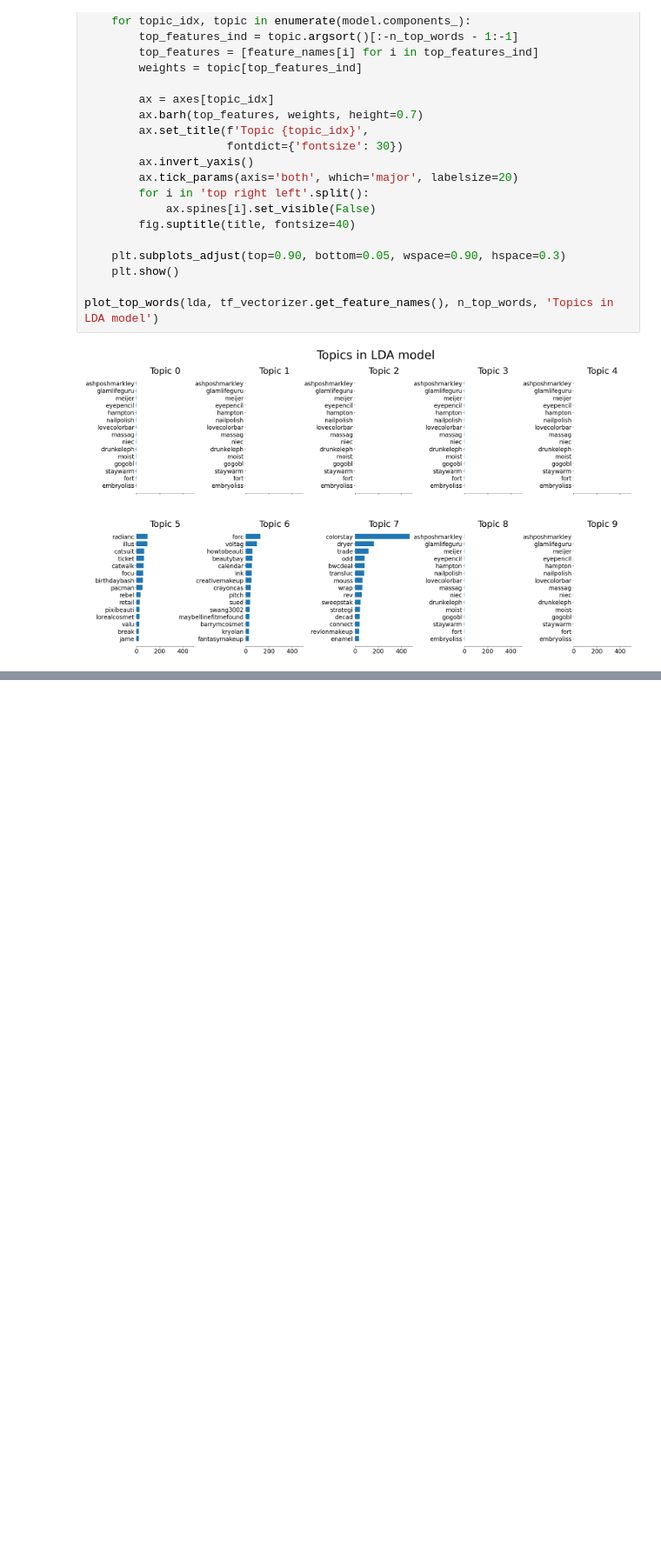
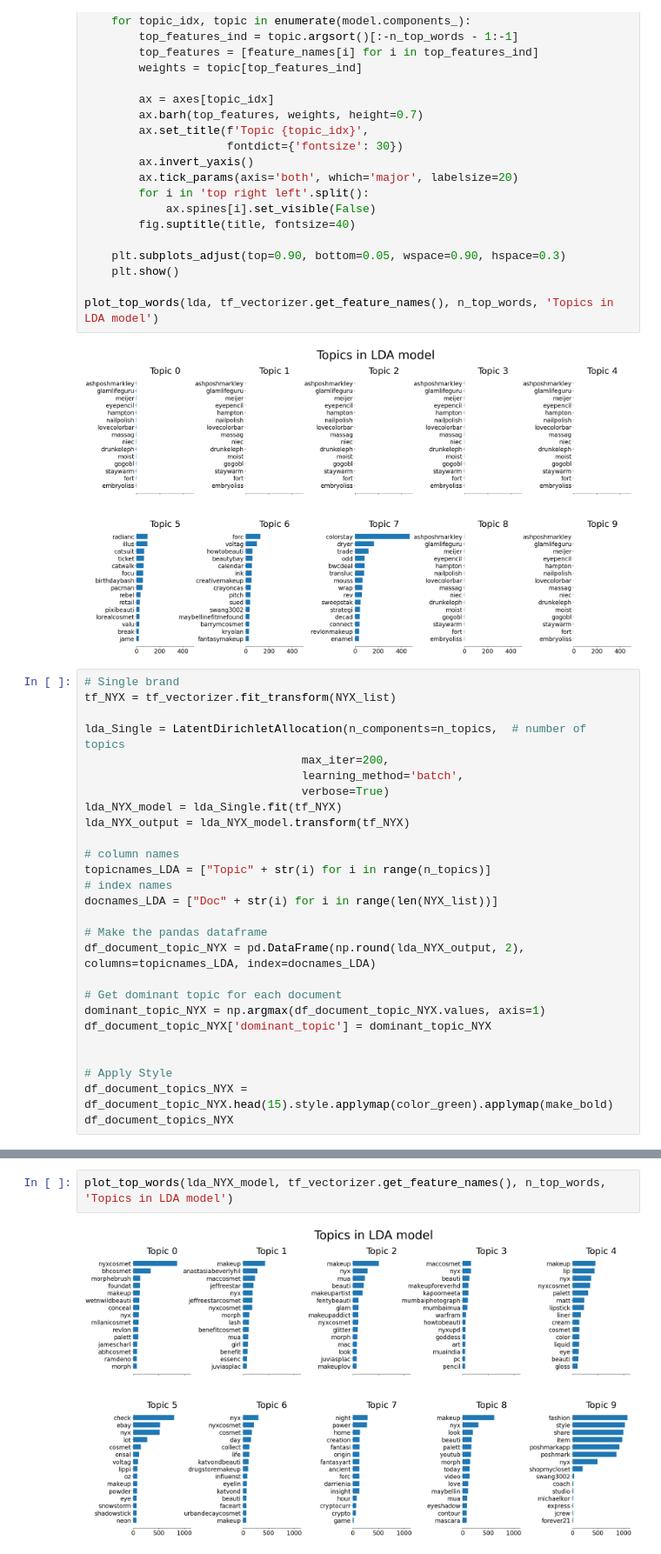
Before and after one commit to jlmjkfd/CS760_2021S2_PA4, a Jupyter notebook: Demo/LDAdemo.ipynb, the cells around one changed output, grey strips where cells are left out. Shown at 87% size. Saved outputs shown, nothing was run; the diff lists cells and outputs as text; blank space fills up the shorter version.

Commit message:
Add single brand analysis

```diff
--- a/Demo/LDAdemo.ipynb
+++ b/Demo/LDAdemo.ipynb
@@ -261,3 +261,30 @@ def plot_top_words(model, feature_names, n_top_words, title):
 plot_top_words(lda, tf_vectorizer.get_feature_names(), n_top_words, 'Topics in LDA model')
 # %% [output]
 [figure]
+# %%
+# Single brand
+tf_NYX = tf_vectorizer.fit_transform(NYX_list)
+
+lda_Single = LatentDirichletAllocation(n_components=n_topics,  # number of topics
+                                max_iter=200,
+                                learning_method='batch',
+                                verbose=True)
+lda_NYX_model = lda_Single.fit(tf_NYX)
+lda_NYX_output = lda_NYX_model.transform(tf_NYX)
+
+# column names
+topicnames_LDA = ["Topic" + str(i) for i in range(n_topics)]
+# index names
+docnames_LDA = ["Doc" + str(i) for i in range(len(NYX_list))]
+
+# Make the pandas dataframe
+df_document_topic_NYX = pd.DataFrame(np.round(lda_NYX_output, 2), columns=topicnames_LDA, index=docnames_LDA)
+
+# Get dominant topic for each document
+dominant_topic_NYX = np.argmax(df_document_topic_NYX.values, axis=1)
+df_document_topic_NYX['dominant_topic'] = dominant_topic_NYX
+
+
+# Apply Style
+df_document_topics_NYX = df_document_topic_NYX.head(15).style.applymap(color_green).applymap(make_bold)
+df_document_topics_NYX
@@ -263,0 +375,4 @@ plot_top_words(lda, tf_vectorizer.get_feature_names(), n_top_words, 'Topics in L
+# %%
+plot_top_words(lda_NYX_model, tf_vectorizer.get_feature_names(), n_top_words, 'Topics in LDA model')
+# %% [output]
+[figure, added]
```
Also changed, not shown: parts of 3 cells of this notebook, 1 other file.
